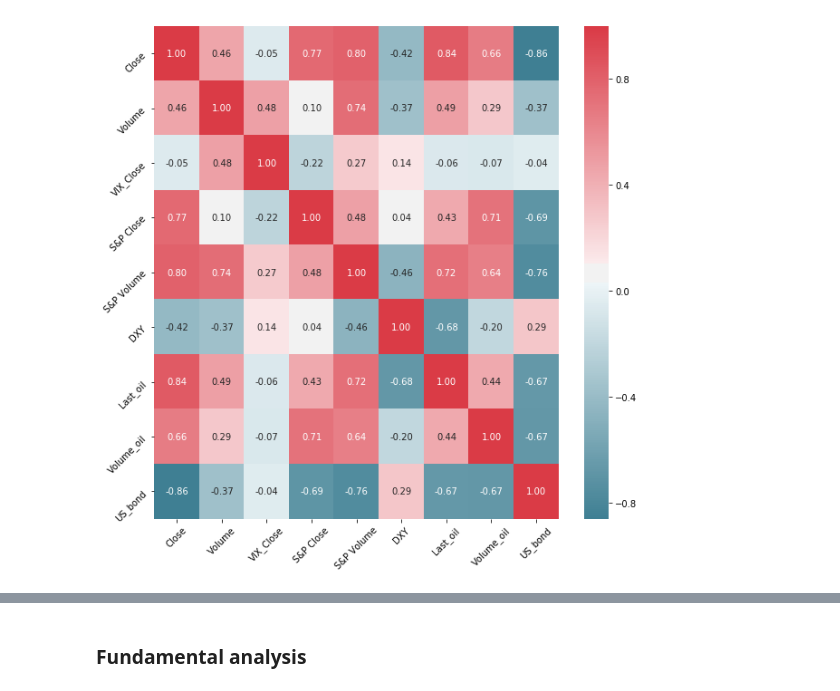
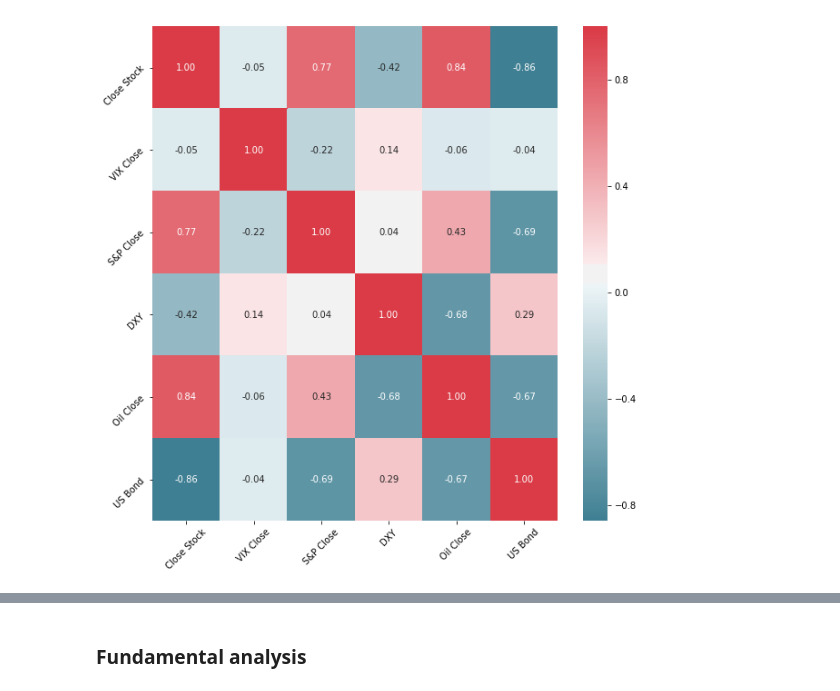
Before and after one commit to ArshakMkhoyan/StockMovementPrediction, a Jupyter notebook: FundamentalAnalysis.ipynb, the cells around one changed output, grey strips where cells are left out. Saved outputs shown, nothing was run; the diff lists cells and outputs as text; code cells hidden in the pictures.

```diff
--- a/FundamentalAnalysis.ipynb
+++ b/FundamentalAnalysis.ipynb
@@ -10,15 +10,18 @@ df = stock_price(Company, "1992-12-31", "2018-12-31")
 
 df = get_FI_for_analysis(df)
 # %%
-def heatMap(df):
+def heatMap(df, title):
     corr = df.corr()
     fig, ax = plt.subplots(figsize=(10, 10))
     colormap = sns.diverging_palette(220, 10, as_cmap=True)
     sns.heatmap(corr, cmap=colormap, annot=True, fmt=".2f")
+    plt.title(title)
     plt.xticks(np.arange(len(corr.columns))+0.5, corr.columns, rotation=45)
     plt.yticks(np.arange(len(corr.columns))+0.5, corr.columns, rotation=45)
     plt.show()
-# %%
-heatMap(df)
-# %% [output]
-[figure, removed]
+# %%
+df.rename(columns={'Close':'Close Stock', 'VIX_Close':'VIX Close', 'Last_oil':'Oil Close', 'US_bond':'US Bond'}, inplace = True)
+# %%
+heatMap(df.drop(['S&P Volume', 'Volume_oil', 'Volume'], axis=1), '')
+# %% [output]
+[figure, added]
```
Also changed, not shown: parts of 5 cells of this notebook, 4 other files.
